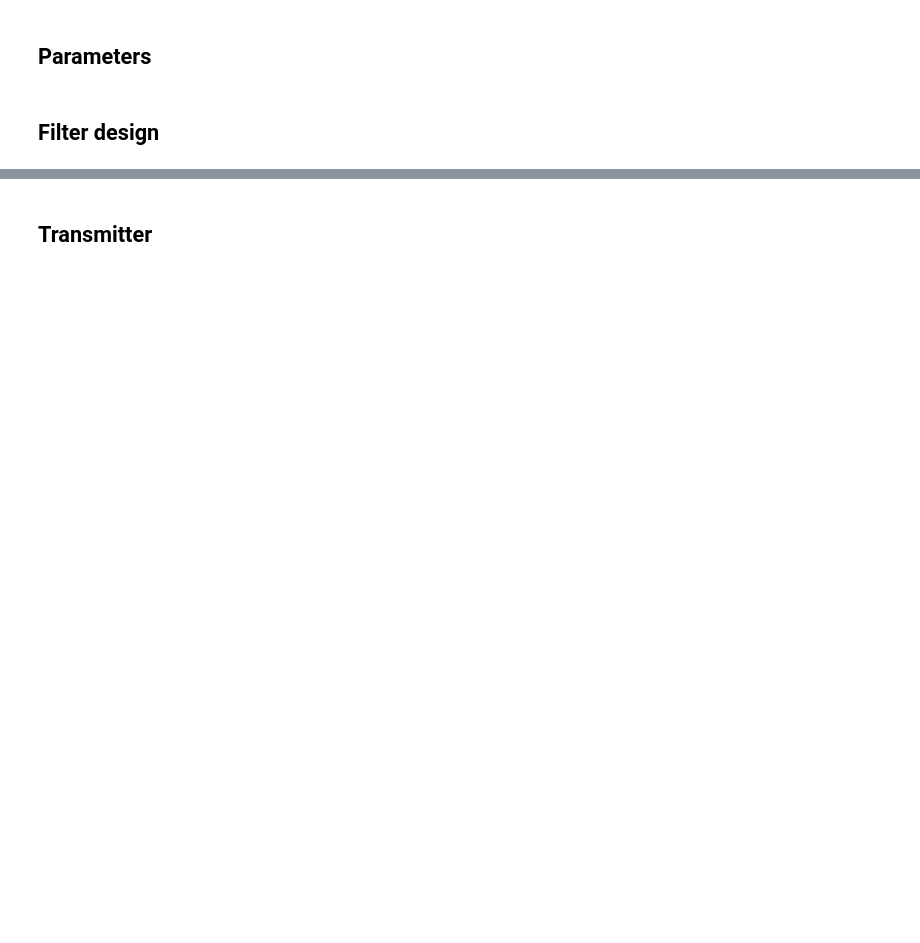
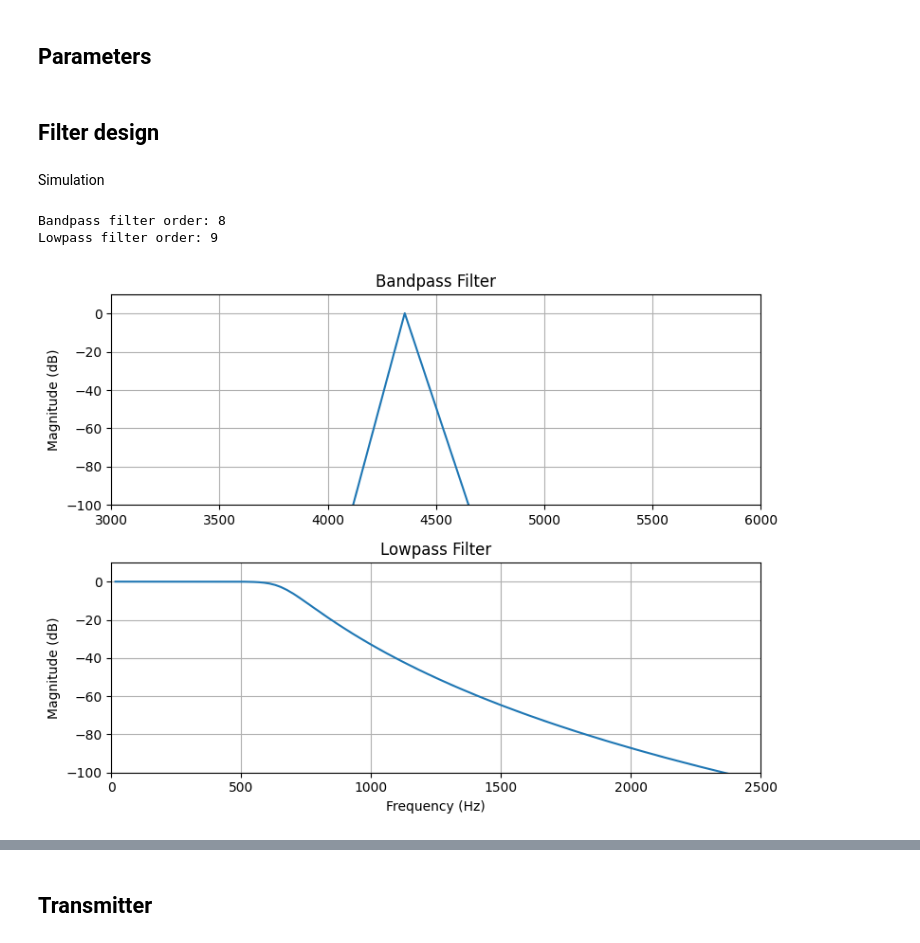
Before and after one commit to hannahpettersson/sigtransprojekt15, a Jupyter notebook: project/lab_2.ipynb, the cells around one changed output, grey strips where cells are left out. Saved outputs shown, nothing was run; the diff lists cells and outputs as text; code cells hidden in the pictures; blank space fills up the shorter version.

```diff
--- a/project/lab_2.ipynb
+++ b/project/lab_2.ipynb
@@ -11,6 +9,7 @@ ModuleNotFoundError: No module named 'matplotlib'
 # %% [markdown]
 ## Parameters
 # %%
+
 channel_id = 17
 Tb = 0.02
 Ac = 1
@@ -26,11 +25,29 @@ phi = -wc*tr
 K = 10
 s_freq = fc * K
 Ts = 1 / s_freq
+f_nyquist = s_freq/2 #22000 Hz
 
 Ap = 2
 As = 40
 wp = [4350, 4450]
 ws = [4300, 4500]
+wp_norm = [f*(2*np.pi) for f in wp]
+ws_norm = [f*(2*np.pi) for f in ws]
+
+wp_norm_d = np.array(wp) / f_nyquist
+ws_norm_d = np.array(ws) / f_nyquist
+
+#Lowpass filter parameters
+Ap_lp = 0.8 #passband ripple in db
+As_lp = 40 #stopband attenuation in db
+Wp_lp = 600 #HZ passband edge
+Ws_lp = 1100 #Hz stopband edge
+wp_lp_norm = Wp_lp*(2*np.pi)
+ws_lp_norm = Ws_lp*(2*np.pi)
+
+wp_lp_norm_d = Wp_lp/f_nyquist
+ws_lp_norm_d = Ws_lp/f_nyquist
+
 
 # Message to be transmitted
 data = "Hello World!"
@@ -46,0 +56,50 @@ data = "Hello World!"
+# %% [markdown]
+Simulation
+# %%
+# TODO: Design the filters ANALOG
+
+Nb, w_c = signal.buttord(wp_norm, ws_norm, Ap, As, analog=True)
+Nb = np.abs(np.ceil(Nb))
+bb, ab = signal.butter(Nb, w_c, btype='bandpass', analog=True)
+wb, Hb = signal.freqs(bb, ab)
+print(f"Bandpass filter order: {Nb}")
+
+# #LP FILTER
+N_lp, Wn_lp = signal.buttord(wp_lp_norm, ws_lp_norm, Ap_lp, As_lp, analog=True)
+N_lp = np.abs(np.ceil(N_lp))
+print(f"Lowpass filter order: {N_lp}")
+b_lp, a_lp = signal.butter(N_lp,Wn_lp, btype='lowpass', analog=True)
+w_bp, h_bp = signal.freqs(bb, ab)
+f_bp = w_bp / (2*np.pi)  # convert from rad/s to Hz
+
+# Lowpass filter coefficients: b_lp, a_lp
+w_lp, h_lp = signal.freqs(b_lp, a_lp)
+f_lp = w_lp / (2*np.pi)  # convert from rad/s to Hz
+
+# Plot both filters
+fig, ax = plt.subplots(2,1, figsize=(8,6))
+
+# Bandpass
+ax[0].plot(f_bp, 20*np.log10(np.abs(h_bp)))
+ax[0].set_title("Bandpass Filter")
+ax[0].set_ylabel("Magnitude (dB)")
+ax[0].set_xlim(3000,6000)
+ax[0].set_ylim(-100,10)
+ax[0].grid(True)
+
+# Lowpass
+ax[1].plot(f_lp, 20*np.log10(np.abs(h_lp)))
+ax[1].set_title("Lowpass Filter")
+ax[1].set_xlabel("Frequency (Hz)")
+ax[1].set_xlim(0,2500)
+ax[1].set_ylim(-100,10)
+
+ax[1].set_ylabel("Magnitude (dB)")
+ax[1].grid(True)
+
+plt.tight_layout()
+plt.show()
+# %% [output]
+Bandpass filter order: 8
+Lowpass filter order: 9
+[figure, added]
```
Also changed, not shown: parts of 5 cells of this notebook, 3 other files.
